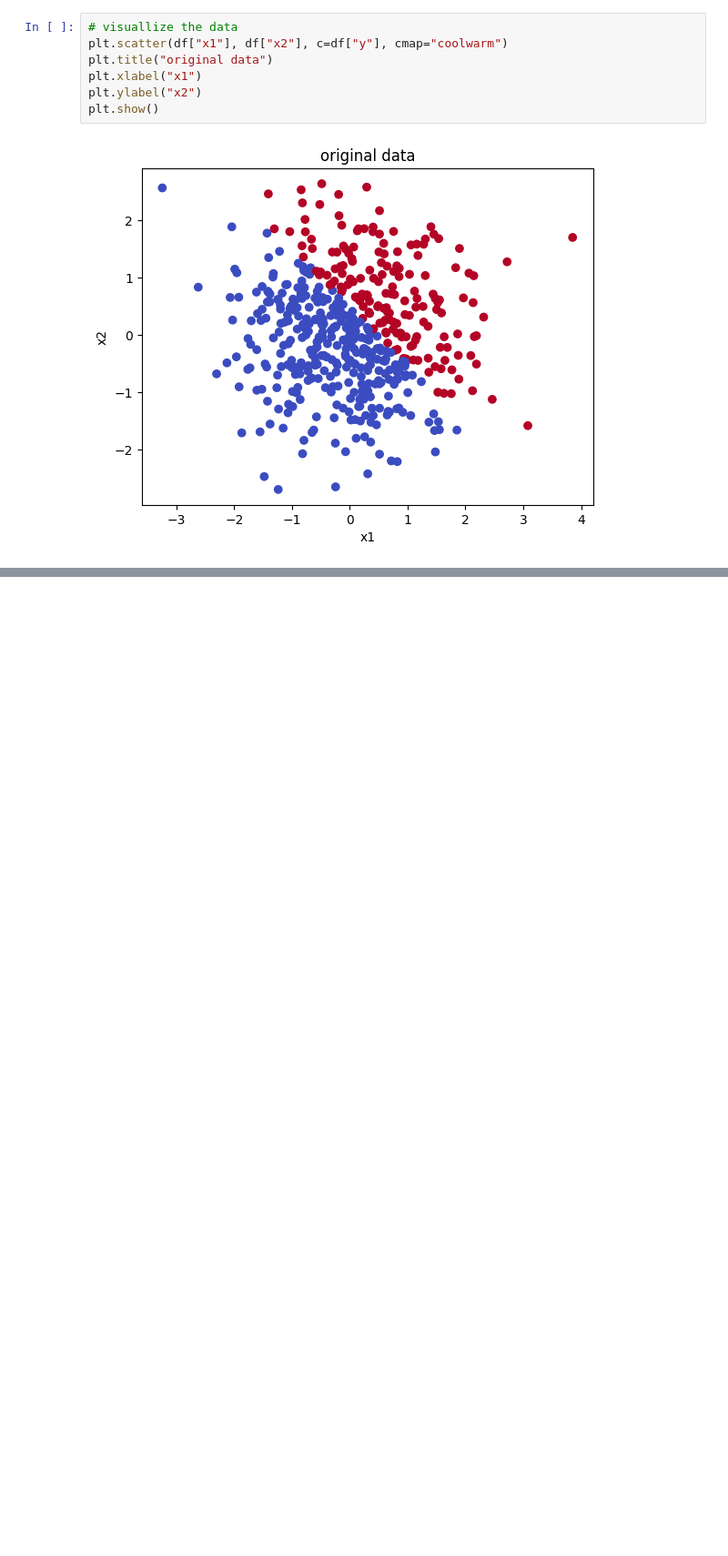
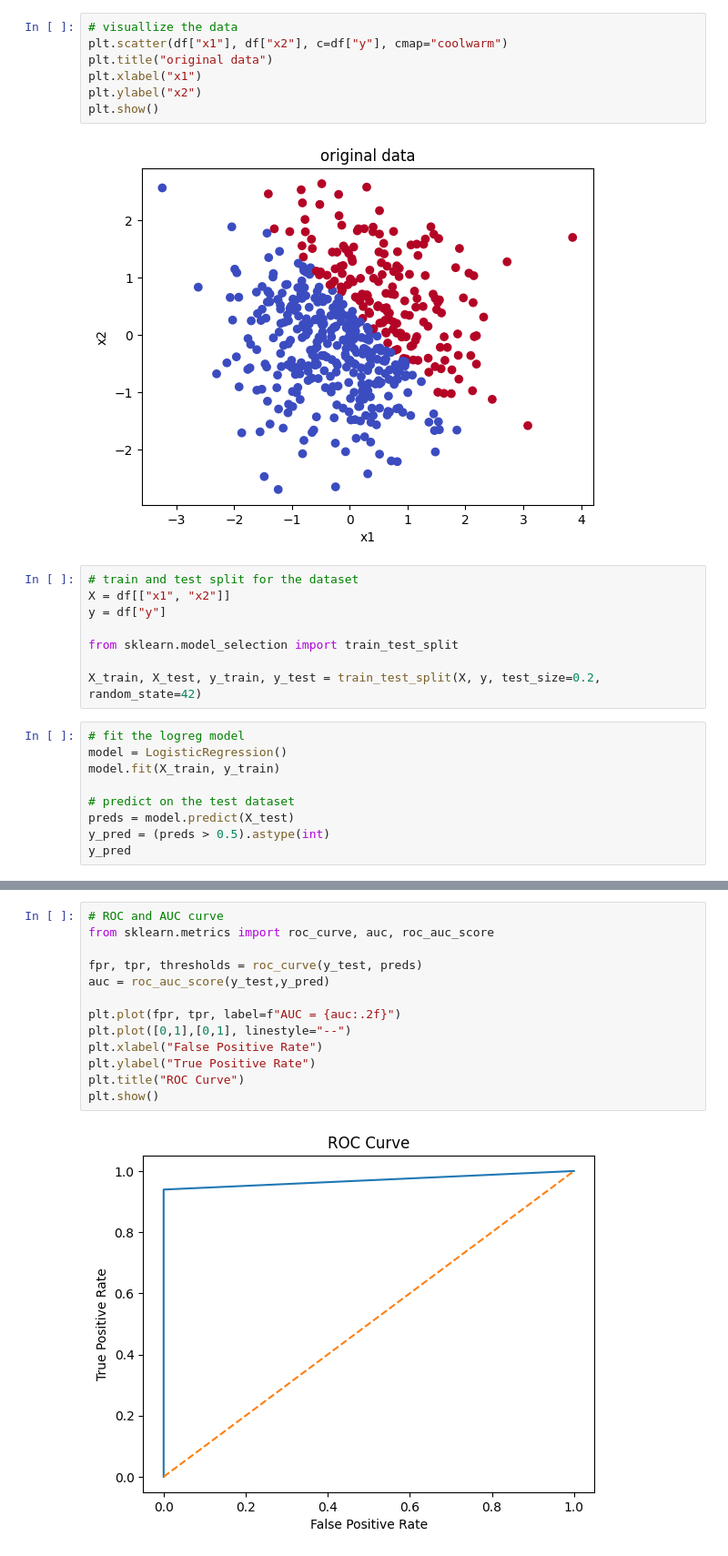
Before and after one commit to avikumart/DA-DS-Questions, a Jupyter notebook: ML_coding/Ml_coding_and_interviewn_practice.ipynb, the cells around one changed output, grey strips where cells are left out. Shown at 91% size. Cells and saved outputs as stored; diff of their text form; blank space fills up the shorter version.

Commit message:
logreg for clf and imbalanced classes

```diff
--- a/ML_coding/Ml_coding_and_interviewn_practice.ipynb
+++ b/ML_coding/Ml_coding_and_interviewn_practice.ipynb
@@ -1160,3 +1160,20 @@ plt.ylabel("x2")
 plt.show()
 # %% [output]
 [figure]
+# %%
+# train and test split for the dataset
+X = df[["x1", "x2"]]
+y = df["y"]
+
+from sklearn.model_selection import train_test_split
+
+X_train, X_test, y_train, y_test = train_test_split(X, y, test_size=0.2, random_state=42)
+# %%
+# fit the logreg model
+model = LogisticRegression()
+model.fit(X_train, y_train)
+
+# predict on the test dataset
+preds = model.predict(X_test)
+y_pred = (preds > 0.5).astype(int)
+y_pred
@@ -1162,0 +1197,15 @@ plt.show()
+# %%
+# ROC and AUC curve
+from sklearn.metrics import roc_curve, auc, roc_auc_score
+
+fpr, tpr, thresholds = roc_curve(y_test, preds)
+auc = roc_auc_score(y_test,y_pred)
+
+plt.plot(fpr, tpr, label=f"AUC = {auc:.2f}")
+plt.plot([0,1],[0,1], linestyle="--")
+plt.xlabel("False Positive Rate")
+plt.ylabel("True Positive Rate")
+plt.title("ROC Curve")
+plt.show()
+# %% [output]
+[figure, added]
```
Also changed, not shown: parts of 12 cells of this notebook.
